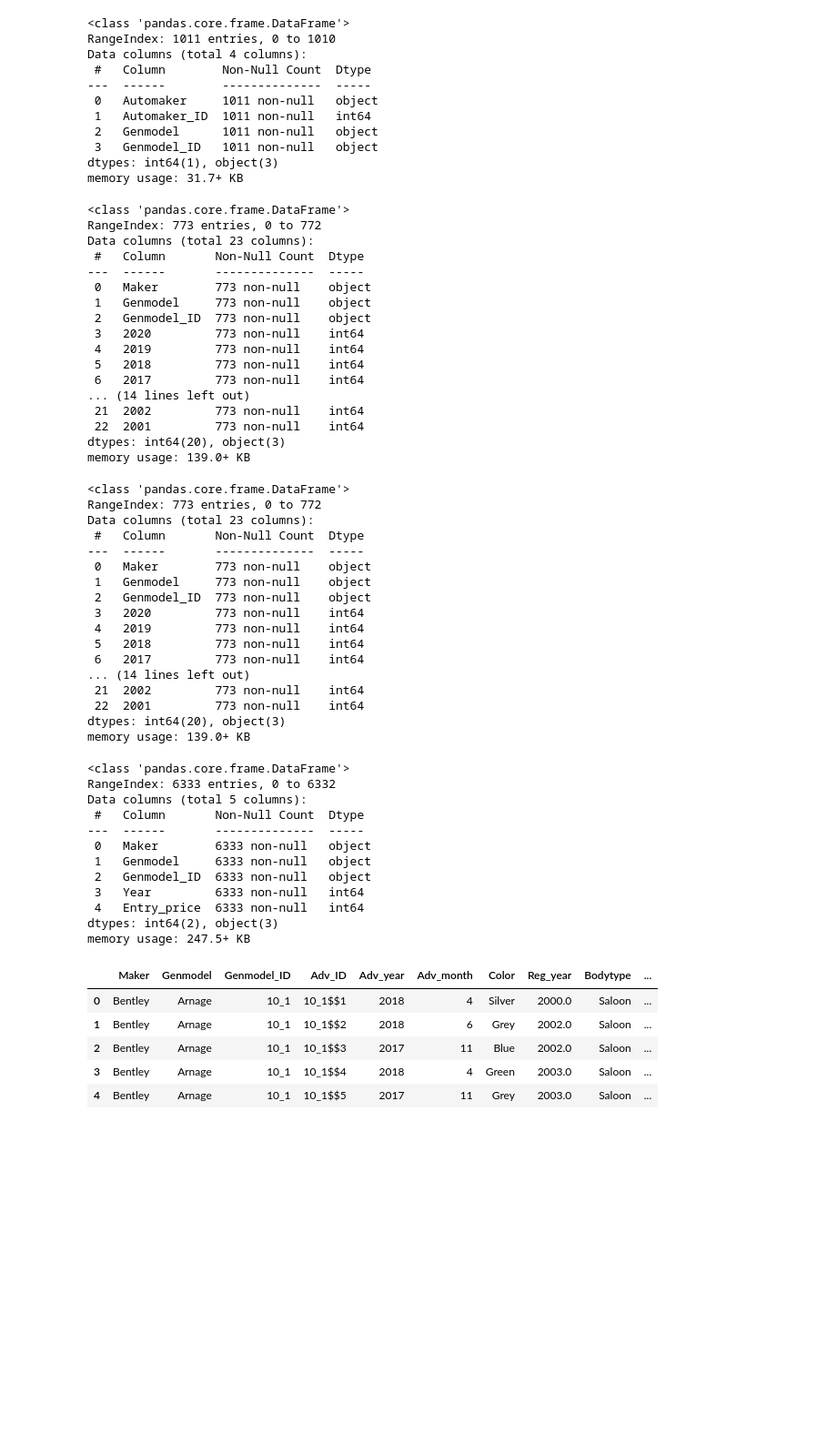
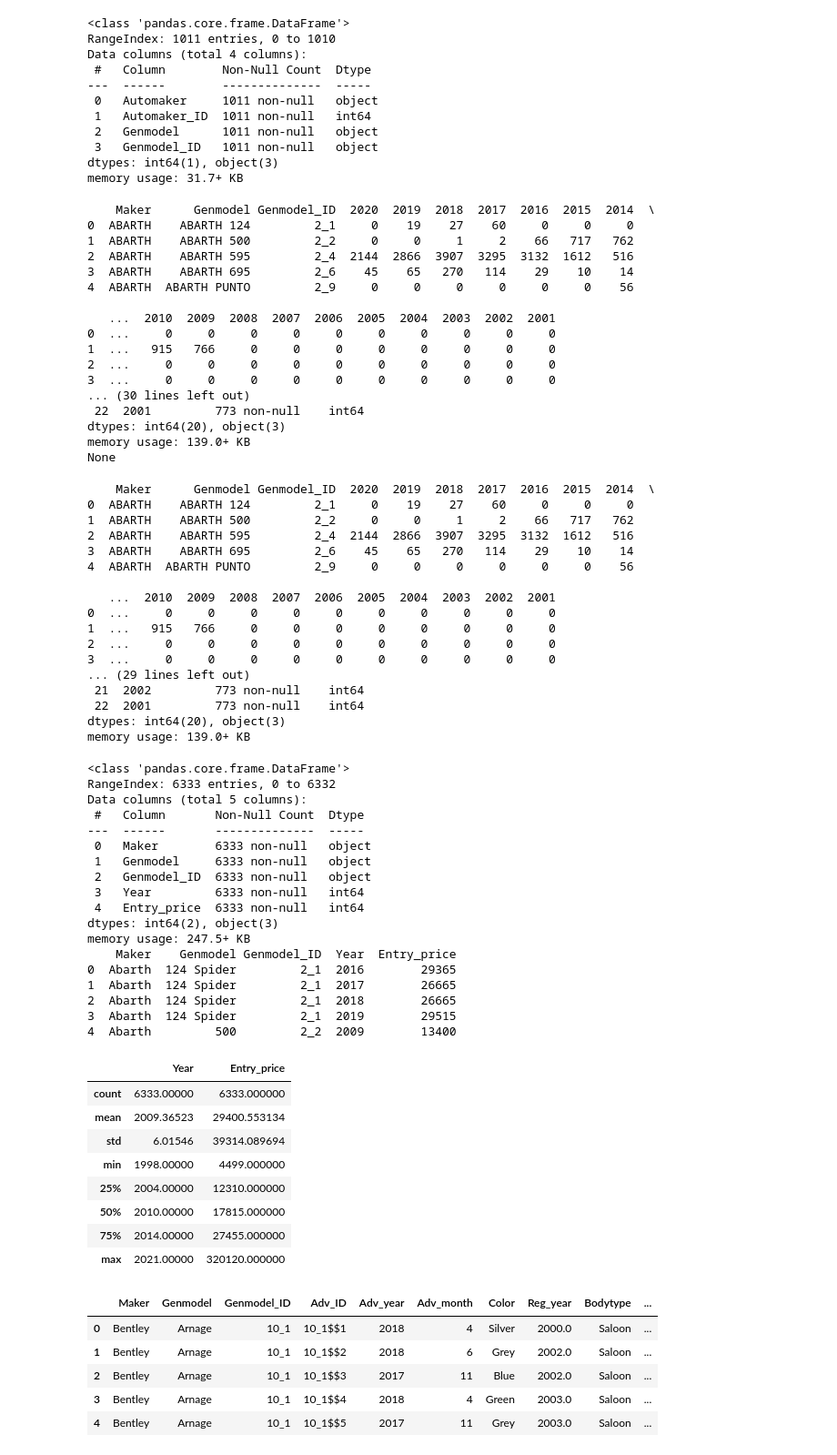
Before and after one commit to ARichards25/Auto_project, a Jupyter notebook: Auto Project 2024.ipynb, the cells around one changed output. Shown at 91% size. Saved outputs shown, nothing was run; the diff lists cells and outputs as text; code cells hidden in the pictures; blank space fills up the shorter version.

```diff
--- a/Auto Project 2024.ipynb
+++ b/Auto Project 2024.ipynb
@@ -33,44 +33,44 @@ dtypes: int64(1), object(3)
 memory usage: 31.7+ KB
 # %%
 sales = pd.read_csv("/Users/amandarichards25/Documents/GitHub/Auto_project/tables_V2/Sales_table.csv")
-sales.head()
-sales.info()
+print(sales.head())
+print(sales.info())
 # %% [output]
-<class 'pandas.core.frame.DataFrame'>
-RangeIndex: 773 entries, 0 to 772
-Data columns (total 23 columns):
- #   Column       Non-Null Count  Dtype
----  ------       --------------  -----
- 0   Maker        773 non-null    object
- 1   Genmodel     773 non-null    object
- 2   Genmodel_ID  773 non-null    object
- 3   2020         773 non-null    int64
- 4   2019         773 non-null    int64
- 5   2018         773 non-null    int64
- 6   2017         773 non-null    int64
-... (14 lines left out)
- 21  2002         773 non-null    int64
+    Maker      Genmodel Genmodel_ID  2020  2019  2018  2017  2016  2015  2014  \
+0  ABARTH    ABARTH 124         2_1     0    19    27    60     0     0     0
+1  ABARTH    ABARTH 500         2_2     0     0     1     2    66   717   762
+2  ABARTH    ABARTH 595         2_4  2144  2866  3907  3295  3132  1612   516
+3  ABARTH    ABARTH 695         2_6    45    65   270   114    29    10    14
+4  ABARTH  ABARTH PUNTO         2_9     0     0     0     0     0     0    56
+
+   ...  2010  2009  2008  2007  2006  2005  2004  2003  2002  2001
+0  ...     0     0     0     0     0     0     0     0     0     0
+1  ...   915   766     0     0     0     0     0     0     0     0
+2  ...     0     0     0     0     0     0     0     0     0     0
+3  ...     0     0     0     0     0     0     0     0     0     0
+... (30 lines left out)
  22  2001         773 non-null    int64
 dtypes: int64(20), object(3)
 memory usage: 139.0+ KB
+None
 # %%
 trim = pd.read_csv("/Users/amandarichards25/Documents/GitHub/Auto_project/tables_V2/Sales_table.csv")
-trim.head()
+print(trim.head())
 trim.info()
 # %% [output]
-<class 'pandas.core.frame.DataFrame'>
-RangeIndex: 773 entries, 0 to 772
-Data columns (total 23 columns):
- #   Column       Non-Null Count  Dtype
----  ------       --------------  -----
- 0   Maker        773 non-null    object
- 1   Genmodel     773 non-null    object
- 2   Genmodel_ID  773 non-null    object
- 3   2020         773 non-null    int64
- 4   2019         773 non-null    int64
- 5   2018         773 non-null    int64
- 6   2017         773 non-null    int64
-... (14 lines left out)
+    Maker      Genmodel Genmodel_ID  2020  2019  2018  2017  2016  2015  2014  \
+0  ABARTH    ABARTH 124         2_1     0    19    27    60     0     0     0
+1  ABARTH    ABARTH 500         2_2     0     0     1     2    66   717   762
+2  ABARTH    ABARTH 595         2_4  2144  2866  3907  3295  3132  1612   516
+3  ABARTH    ABARTH 695         2_6    45    65   270   114    29    10    14
+4  ABARTH  ABARTH PUNTO         2_9     0     0     0     0     0     0    56
+
+   ...  2010  2009  2008  2007  2006  2005  2004  2003  2002  2001
+0  ...     0     0     0     0     0     0     0     0     0     0
+1  ...   915   766     0     0     0     0     0     0     0     0
+2  ...     0     0     0     0     0     0     0     0     0     0
+3  ...     0     0     0     0     0     0     0     0     0     0
+... (29 lines left out)
  21  2002         773 non-null    int64
  22  2001         773 non-null    int64
 dtypes: int64(20), object(3)
@@ -78,6 +78,7 @@ memory usage: 139.0+ KB
 # %%
 price = pd.read_csv("/Users/amandarichards25/Documents/GitHub/Auto_project/tables_V2/Price_table.csv")
 price.info()
+print(price.head())
 # %% [output]
 <class 'pandas.core.frame.DataFrame'>
 RangeIndex: 6333 entries, 0 to 6332
@@ -91,6 +92,24 @@ Data columns (total 5 columns):
  4   Entry_price  6333 non-null   int64
 dtypes: int64(2), object(3)
 memory usage: 247.5+ KB
+    Maker    Genmodel Genmodel_ID  Year  Entry_price
+0  Abarth  124 Spider         2_1  2016        29365
+1  Abarth  124 Spider         2_1  2017        26665
+2  Abarth  124 Spider         2_1  2018        26665
+3  Abarth  124 Spider         2_1  2019        29515
+4  Abarth         500         2_2  2009        13400
+# %%
+price.describe()
+# %% [output]
+|  | Year | Entry_price |
+| count | 6333.00000 | 6333.000000 |
+| mean | 2009.36523 | 29400.553134 |
+| std | 6.01546 | 39314.089694 |
+| min | 1998.00000 | 4499.000000 |
+| 25% | 2004.00000 | 12310.000000 |
+| 50% | 2010.00000 | 17815.000000 |
+| 75% | 2014.00000 | 27455.000000 |
+| max | 2021.00000 | 320120.000000 |
 # %%
 adex = pd.read_csv("/Users/amandarichards25/Documents/GitHub/Auto_project/tables_V2/Ad_table (extra).csv")
 adex.head()
```
Also changed, not shown: parts of 5 cells of this notebook.
